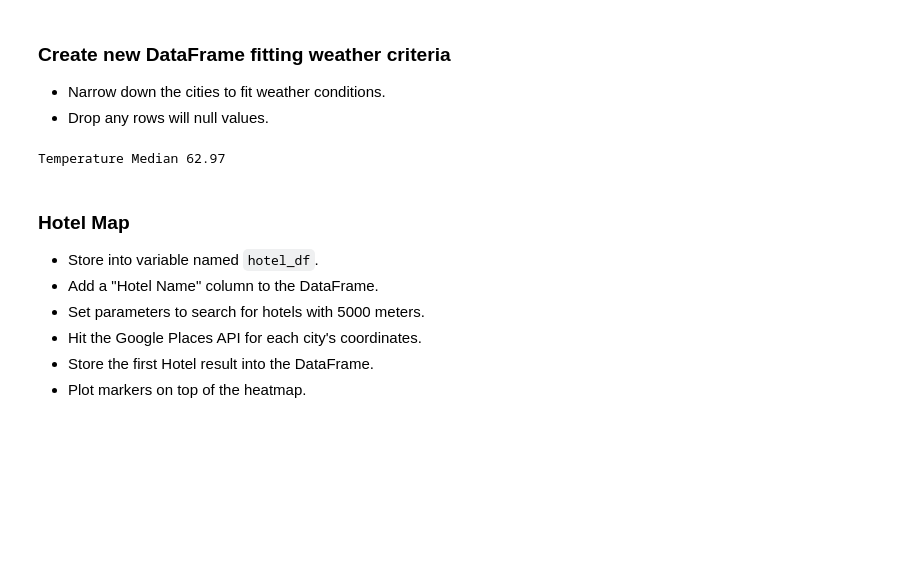
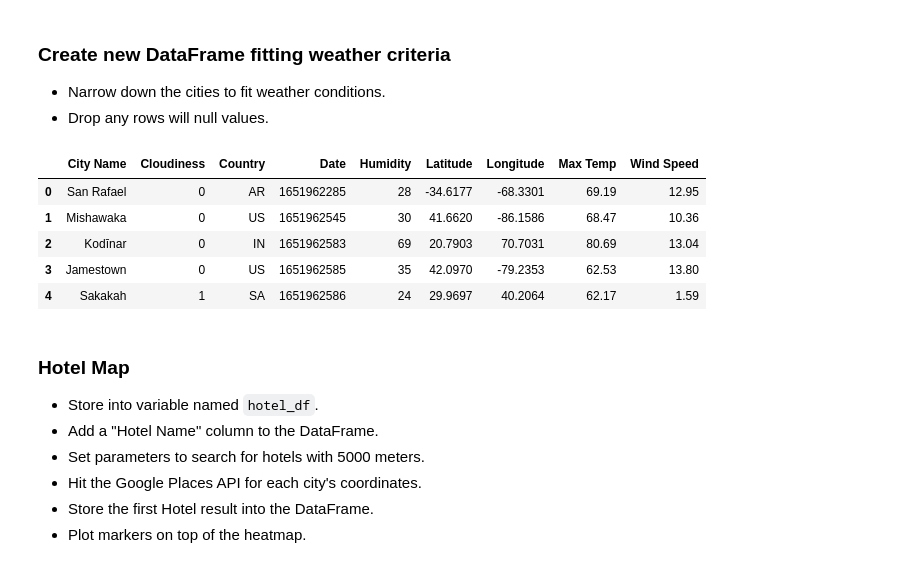
Before and after one commit to cbarraza93/python-api-challenge, a Jupyter notebook: VacationPy/VacationPy_Starter - Copy.ipynb, the cells around one changed output. Drawn from its saved outputs; the diff is of its cells as text; code cells hidden in the pictures; blank space fills up the shorter version.

```diff
--- a/VacationPy/VacationPy_Starter - Copy.ipynb
+++ b/VacationPy/VacationPy_Starter - Copy.ipynb
@@ -70,11 +73,28 @@ fig.add_layer(markers)
 ### Create new DataFrame fitting weather criteria
 * Narrow down the cities to fit weather conditions.
 * Drop any rows will null values.
-# %%
-temp_median = round(cities_df['Max Temp'].astype('float').median(), 2)
-print(f"Temperature Median {temp_median}")
-# %% [output]
-Temperature Median 62.97
+# %%
+pref_cities = cities_df.loc[
+    (cities_df["Max Temp"] > 60) &
+    (cities_df["Max Temp"] < 90) &
+    (cities_df["Wind Speed"] < 15) &
+    (cities_df["Humidity"] < 75) &
+    (cities_df["Cloudiness"] >= 0) &
+    (cities_df["Cloudiness"] < 30)
+]
+pref_cities = pref_cities.dropna(how='any')
+pref_cities.reset_index(inplace=True)
+del pref_cities['index']
+
+# Display to output
+pref_cities.head()
+# %% [output]
+|  | City Name | Cloudiness | Country | Date | Humidity | Latitude | Longitude | Max Temp | Wind Speed |
+| 0 | San Rafael | 0 | AR | 1651962285 | 28 | -34.6177 | -68.3301 | 69.19 | 12.95 |
+| 1 | Mishawaka | 0 | US | 1651962545 | 30 | 41.6620 | -86.1586 | 68.47 | 10.36 |
+| 2 | Kodīnar | 0 | IN | 1651962583 | 69 | 20.7903 | 70.7031 | 80.69 | 13.04 |
+| 3 | Jamestown | 0 | US | 1651962585 | 35 | 42.0970 | -79.2353 | 62.53 | 13.80 |
+| 4 | Sakakah | 1 | SA | 1651962586 | 24 | 29.9697 | 40.2064 | 62.17 | 1.59 |
 # %% [markdown]
 ### Hotel Map
 * Store into variable named `hotel_df`.
```
Also changed, not shown: parts of 2 cells of this notebook.
